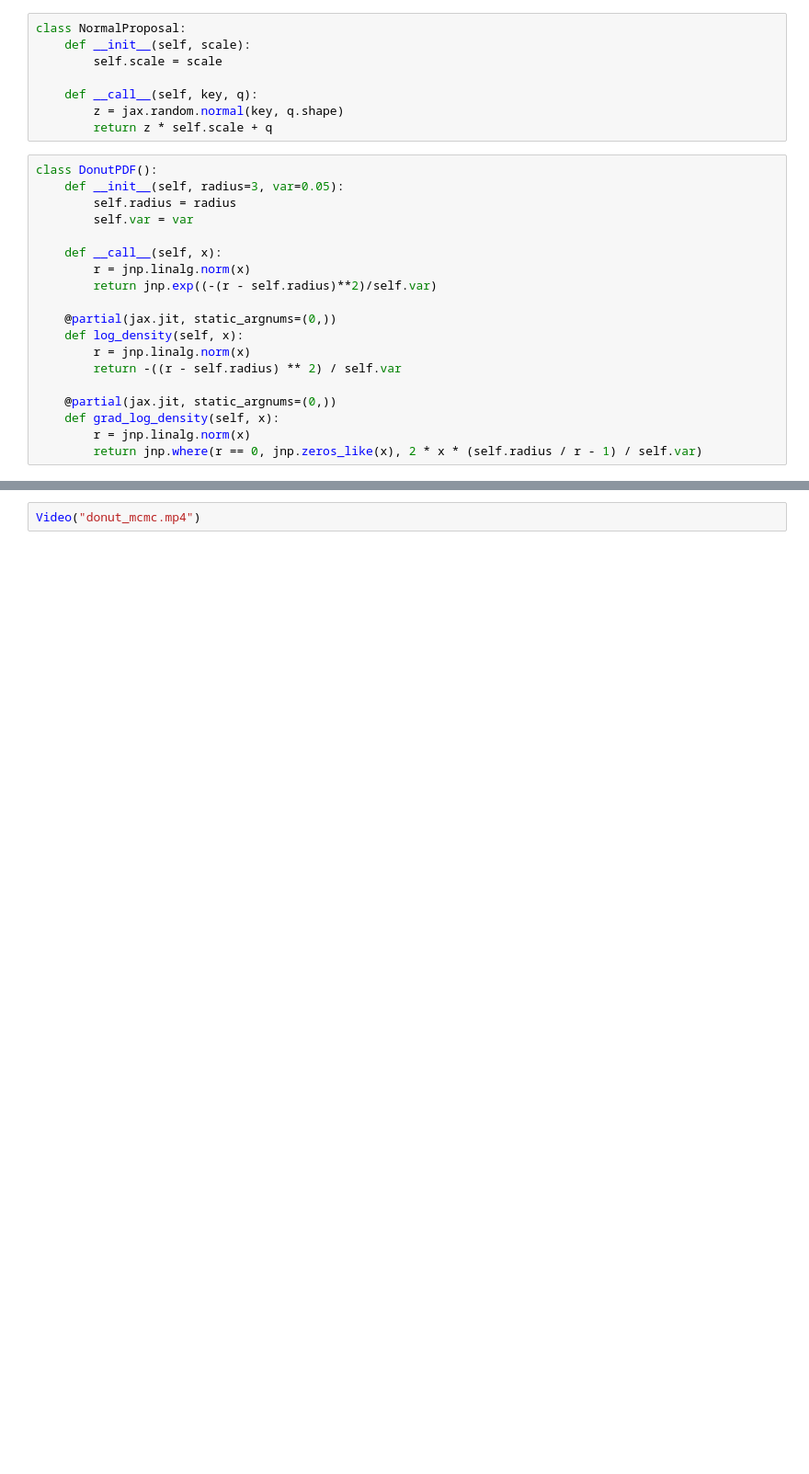
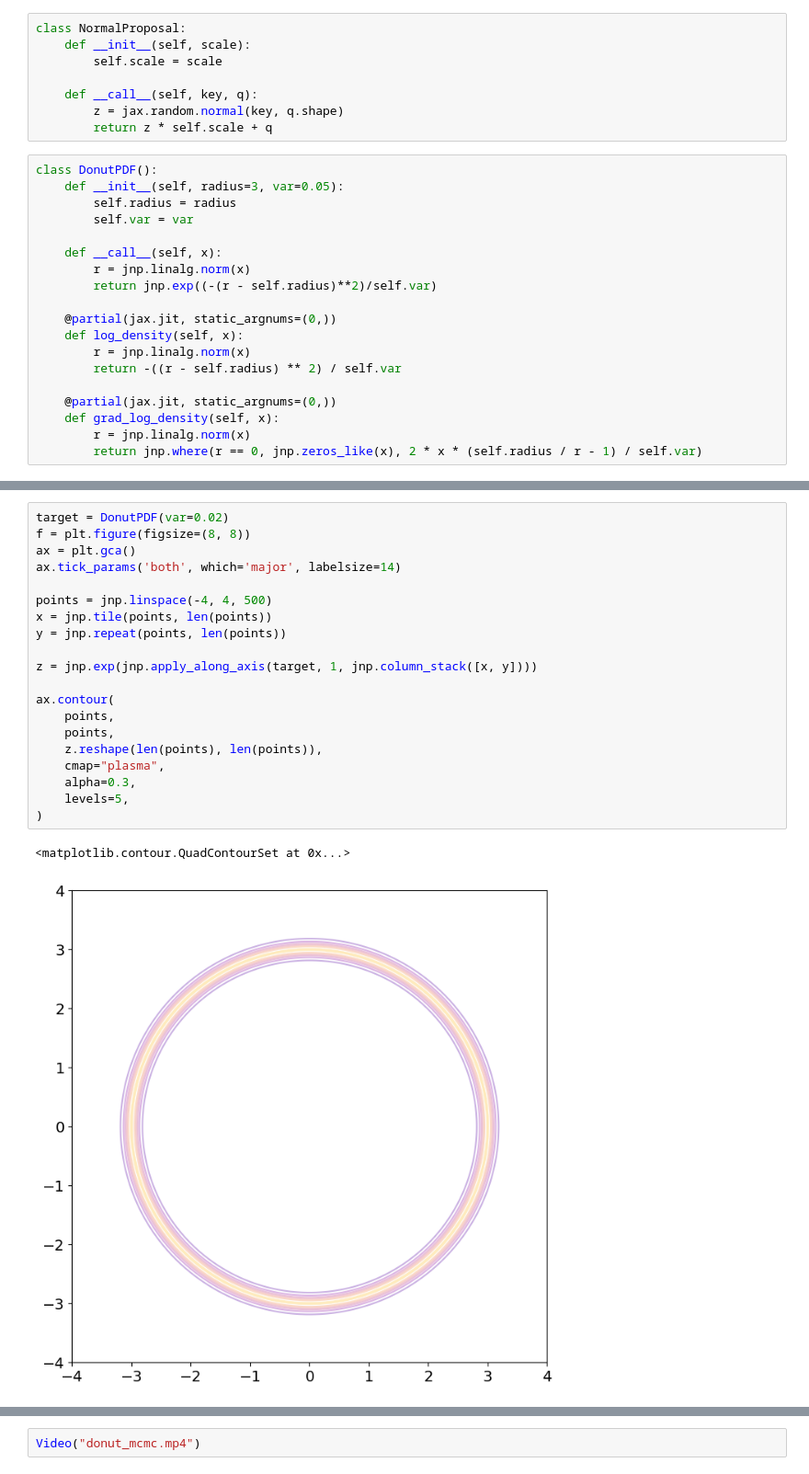
Before and after one commit to Snailed/thesis-code, a Jupyter notebook: notebooks/hmc-jax-implementation/hmc-implementation.ipynb, the cells around one changed output, grey strips where cells are left out. Shown at 92% size. Drawn from its saved outputs; the diff is of its cells as text; blank space fills up the shorter version.

```diff
--- a/notebooks/hmc-jax-implementation/hmc-implementation.ipynb
+++ b/notebooks/hmc-jax-implementation/hmc-implementation.ipynb
@@ -61 +80,24 @@ class DonutPDF():
+# %%
+target = DonutPDF(var=0.02)
+f = plt.figure(figsize=(8, 8))
+ax = plt.gca()
+ax.tick_params('both', which='major', labelsize=14)
+
+points = jnp.linspace(-4, 4, 500)
+x = jnp.tile(points, len(points))
+y = jnp.repeat(points, len(points))
+
+z = jnp.exp(jnp.apply_along_axis(target, 1, jnp.column_stack([x, y])))
+
+ax.contour(
+    points,
+    points,
+    z.reshape(len(points), len(points)),
+    cmap="plasma",
+    alpha=0.3,
+    levels=5,
+)
+# %% [output]
+<matplotlib.contour.QuadContourSet at 0x...>
+[figure, added]
 # %%
```
Also changed, not shown: parts of 13 cells of this notebook, 14 other files.
